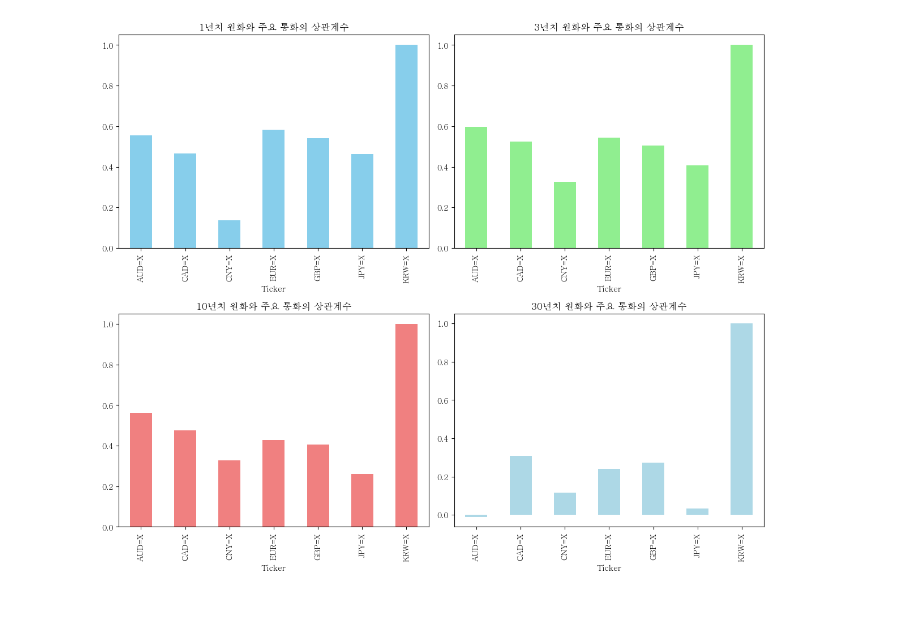
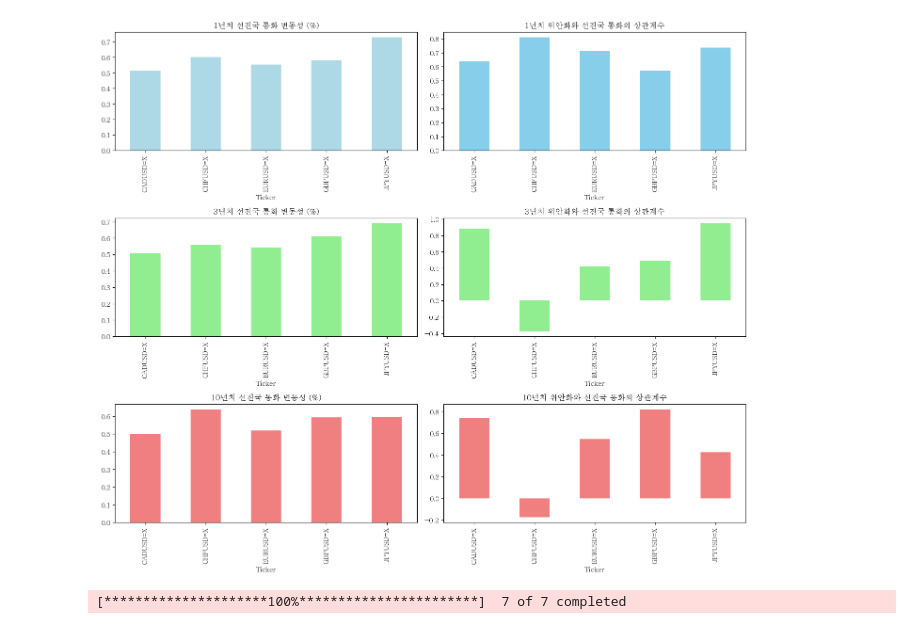
Before and after one commit to PhamPham2S/practice-AI, a Jupyter notebook: Finance/exchange_correlation.ipynb, the cells around one changed output. Saved outputs shown, nothing was run; the diff lists cells and outputs as text; code cells hidden in the pictures.

Commit message:
1003_exchange_correlation_fixed

```diff
--- a/Finance/exchange_correlation.ipynb
+++ b/Finance/exchange_correlation.ipynb
@@ -83,28 +97,61 @@ Name: KRW=X, dtype: float64
 # %%
-# 시각화 (상관계수 비교)
-plt.figure(figsize=(12, 10))
+# 시각화 (변동성과 상관계수 비교)
+plt.figure(figsize=(14, 12))
+
+# 1년치 변동성 그래프
+plt.subplot(3, 2, 1)
+volatility_1y_adv.plot(kind='bar', color='lightblue')
+plt.title('1년치 선진국 통화 변동성 (%)')
+
+# 3년치 변동성 그래프
+plt.subplot(3, 2, 3)
+volatility_3y_adv.plot(kind='bar', color='lightgreen')
+plt.title('3년치 선진국 통화 변동성 (%)')
+
+# 10년치 변동성 그래프
+plt.subplot(3, 2, 5)
+volatility_10y_adv.plot(kind='bar', color='lightcoral')
+plt.title('10년치 선진국 통화 변동성 (%)')
 
 # 1년치 상관계수 그래프
-plt.subplot(2, 2, 1)
-krw_correlation_1y.plot(kind='bar', color='skyblue')
-plt.title('1년치 원화와 주요 통화의 상관계수')
+plt.subplot(3, 2, 2)
+cny_correlation_1y_adv.plot(kind='bar', color='skyblue')
+plt.title('1년치 위안화와 선진국 통화의 상관계수')
 
 # 3년치 상관계수 그래프
-plt.subplot(2, 2, 2)
-krw_correlation_3y.plot(kind='bar', color='lightgreen')
-plt.title('3년치 원화와 주요 통화의 상관계수')
+plt.subplot(3, 2, 4)
+cny_correlation_3y_adv.plot(kind='bar', color='lightgreen')
+plt.title('3년치 위안화와 선진국 통화의 상관계수')
 
 # 10년치 상관계수 그래프
-plt.subplot(2, 2, 3)
-krw_correlation_10y.plot(kind='bar', color='lightcoral')
-plt.title('10년치 원화와 주요 통화의 상관계수')
-
-# 30년치 상관계수 그래프
-plt.subplot(2, 2, 4)
-krw_correlation_30y.plot(kind='bar', color='lightblue')
-plt.title('30년치 원화와 주요 통화의 상관계수')
+plt.subplot(3, 2, 6)
+cny_correlation_10y_adv.plot(kind='bar', color='lightcoral')
+plt.title('10년치 위안화와 선진국 통화의 상관계수')
 
 plt.tight_layout()
 plt.show()
 # %% [output]
-[figure, old version]
+[figure, new version]
+# %%
+# 신흥국 통화 6개 (USD 기준)
+emerging_currencies = ['CNYUSD=X', 'KRWUSD=X', 'INRUSD=X', 'TWDUSD=X', 'THBUSD=X', 'IDRUSD=X', 'PHPUSD=X']
+
+# 데이터 다운로드 ('max'로 최대 기간 데이터 다운로드)
+data_emerging = yf.download(emerging_currencies, period='max', interval='1d')['Adj Close']
+
+# 데이터 구간 선택 함수 (1년, 3년, 10년, max 기간 데이터 선택)
+def select_data(data, years):
+    end_date = data.index.max()  # 가장 최신 날짜
+    if years != 'max':
+        start_date = end_date - pd.DateOffset(years=years)
+        return data.loc[start_date:end_date]
+    else:
+        return data
+
+# 1년, 3년, 10년, max 기간별 데이터 선택
+data_1y_emer = select_data(data_emerging, 1)
+data_3y_emer = select_data(data_emerging, 3)
+data_10y_emer = select_data(data_emerging, 10)
+data_max_emer = select_data(data_emerging, 'max')
+# %% [output]
+[*********************100%***********************]  7 of 7 completed
```
Also changed, not shown: parts of 4 cells of this notebook.
